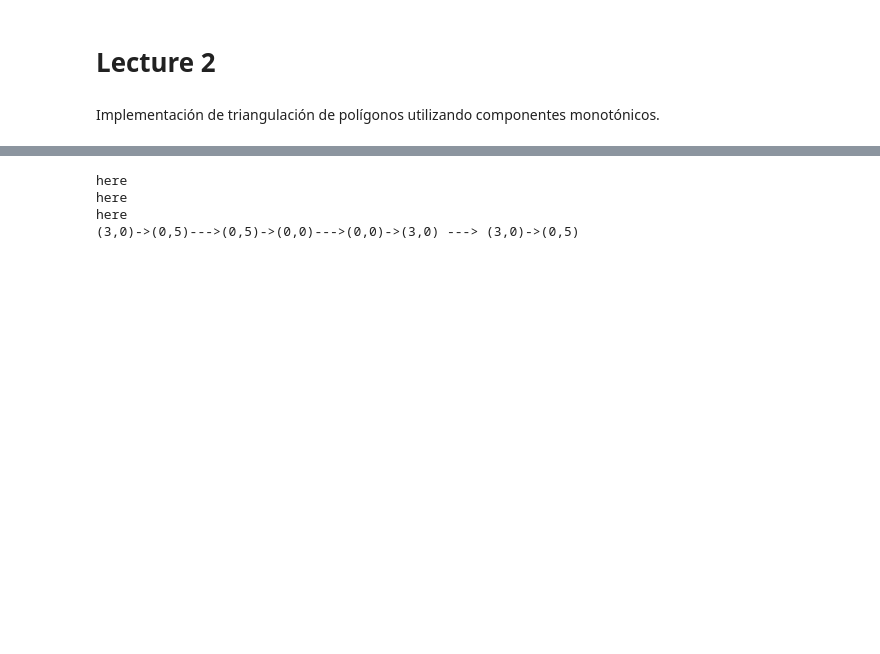
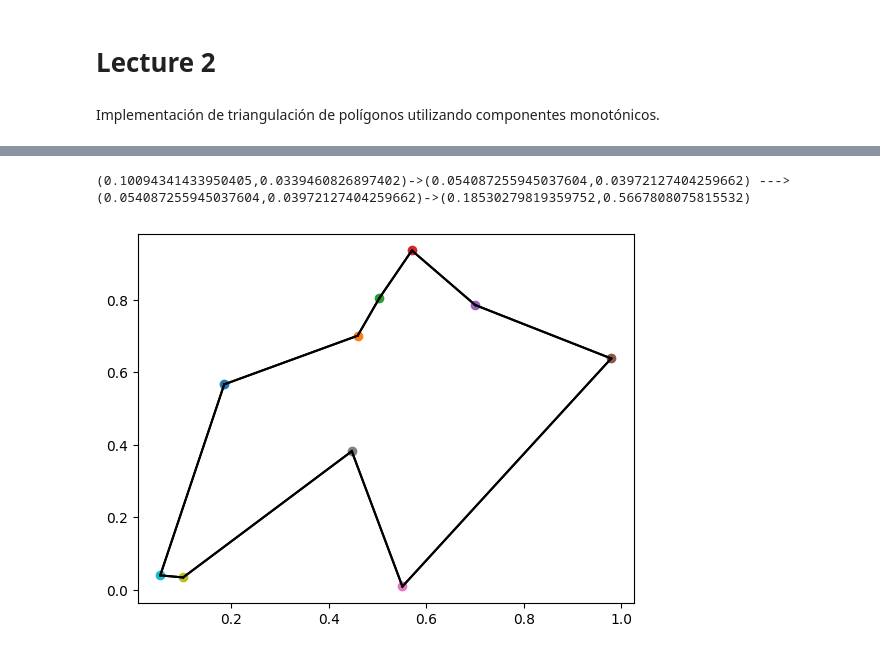
Before and after one commit to JUANITOTELO/Geometry, a Jupyter notebook: week5.ipynb, the cells around one changed output, grey strips where cells are left out. Saved outputs shown, nothing was run; the diff lists cells and outputs as text; code cells hidden in the pictures; blank space fills up the shorter version.

```diff
--- a/week5.ipynb
+++ b/week5.ipynb
@@ -323,7 +321,7 @@ class DCEL:
     for halfEdge in self.hedges:
 
       if halfEdge.face == None:
-        print('here')
+        # print('here')
         faceCount += 1
 
         f = Face()
@@ -333,46 +331,44 @@ class DCEL:
         halfEdge.face = f
 
         h = halfEdge
         while (not h.next == halfEdge):
           h.face = f
           h = h.next
         h.face = f
 
         self.faces.append(f)
 
   # Given a half, find all the regions
   # The format of segment is [(0, 5), (2, 5)]
 
   def findRegionGivenSegment(self, segment):
     # We need to find the half edge whose vertices
     # are that of the passed segment
     v1 = segment[0]
     v2 = segment[1]
     startEdge = self.findHalfEdge(v1, v2)
 
     h = startEdge
     while (not h.next == startEdge):
-      print(h, end="--->")
+      # print(h, end="--->")
       h = h.next
     print(h, '--->', startEdge)
 
 
-points = [(0, 5), (2, 5), (3, 0), (0, 0)]
-
-segments = [
-    [(0, 5), (2, 5)],
-    [(2, 5), (3, 0)],
-    [(3, 0), (0, 0)],
-    [(0, 0), (0, 5)],
-    [(0, 5), (3, 0)],
-]
-
+points = generate_clockwise_polygon(10)
+segments = [[points[i], points[i+1]] for i in range(len(points)-1)]+[[points[-1], points[0]]]
 myDCEL = DCEL()
 myDCEL.build_dcel(points, segments)
 
-myDCEL.findRegionGivenSegment([(3, 0), (0, 5)])
+myDCEL.findRegionGivenSegment(segments[-1])
+
+for vertex in myDCEL.vertices:
+  plt.plot(vertex.x, vertex.y, 'o')
+
+for hedge in myDCEL.hedges:
+  plt.plot([hedge.tail.x, hedge.next.tail.x], [hedge.tail.y, hedge.next.tail.y], 'k')
+
+plt.show()
 # %% [output]
-here
-here
-here
-(3,0)->(0,5)--->(0,5)->(0,0)--->(0,0)->(3,0) ---> (3,0)->(0,5)
+(0.10094341433950405,0.0339460826897402)->(0.054087255945037604,0.03972127404259662) ---> (0.054087255945037604,0.03972127404259662)->(0.18530279819359752,0.5667808075815532)
+[figure, added]
```
Also changed, not shown: parts of 5 cells of this notebook.
